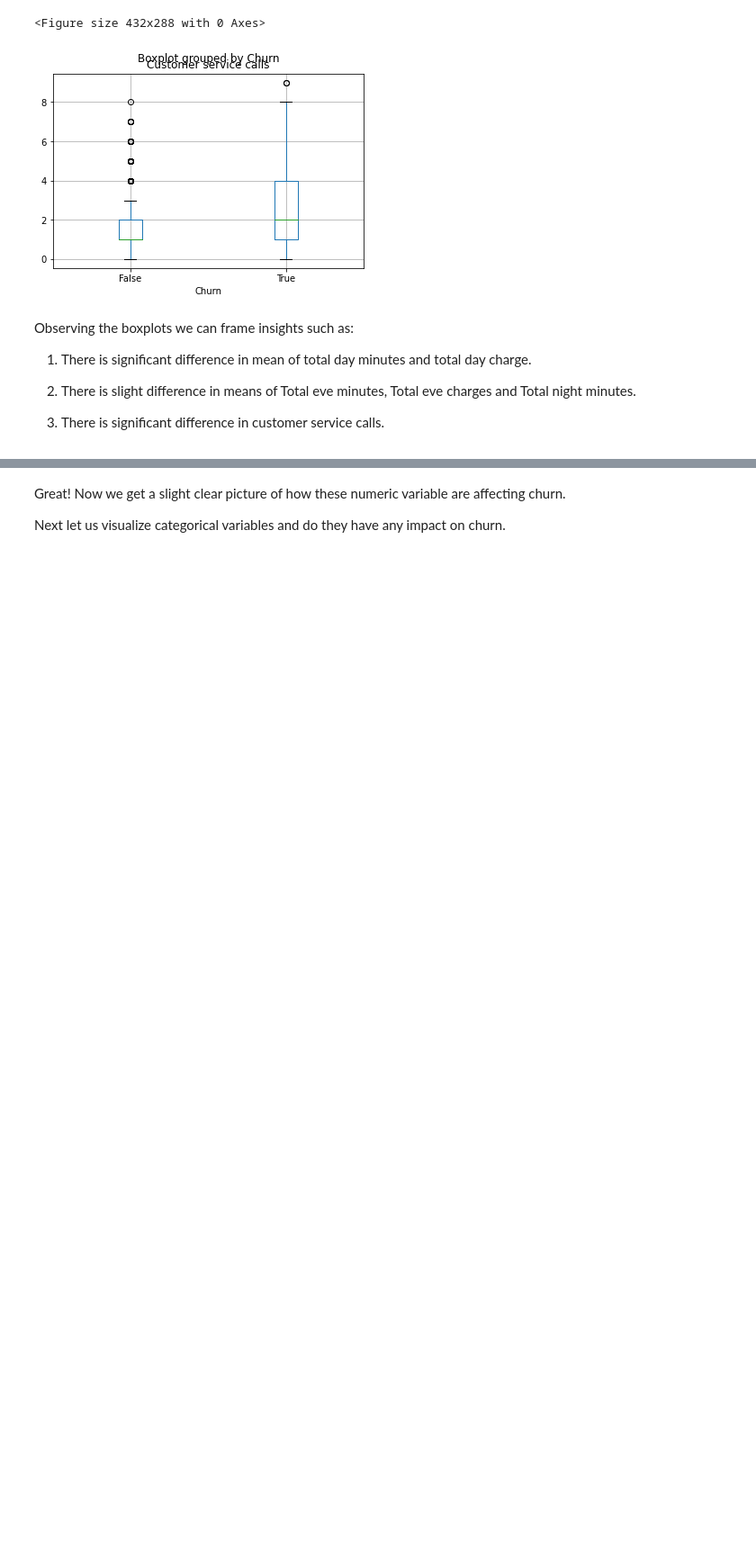
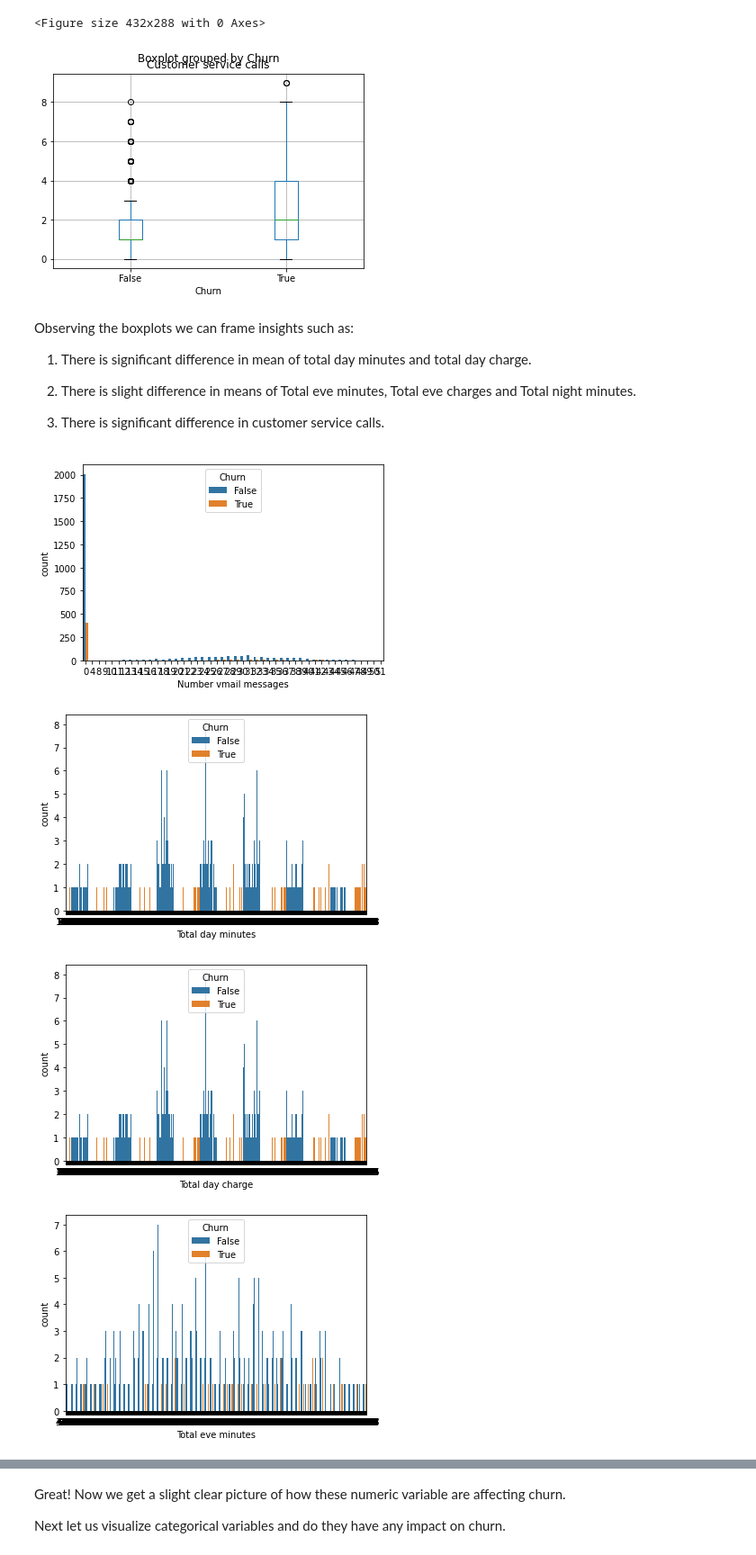
Before and after one commit to avilashsrivastava/Telecom-Churn-Analysis, a Jupyter notebook: Individual_Final_notebook.ipynb, the cells around one changed output, grey strips where cells are left out. Shown at 90% size. Drawn from its saved outputs; the diff is of its cells as text; code cells hidden in the pictures; blank space fills up the shorter version.

```diff
--- a/Individual_Final_notebook.ipynb
+++ b/Individual_Final_notebook.ipynb
@@ -403,3 +403,13 @@ Observing the boxplots we can frame insights such as:
 2. There is slight difference in means of Total eve minutes, Total eve charges and Total night minutes.
 
 3. There is significant difference in customer service calls.
+# %%
+# more visualizations using countplots
+for item in list1:
+  plt.figure()
+  sns.countplot(x=item , hue = 'Churn', data = df)
+# %% [output]
+[figure, added]
+[figure, added]
+[figure, added]
+[figure, added]
```
Also changed, not shown: parts of 5 cells of this notebook.
